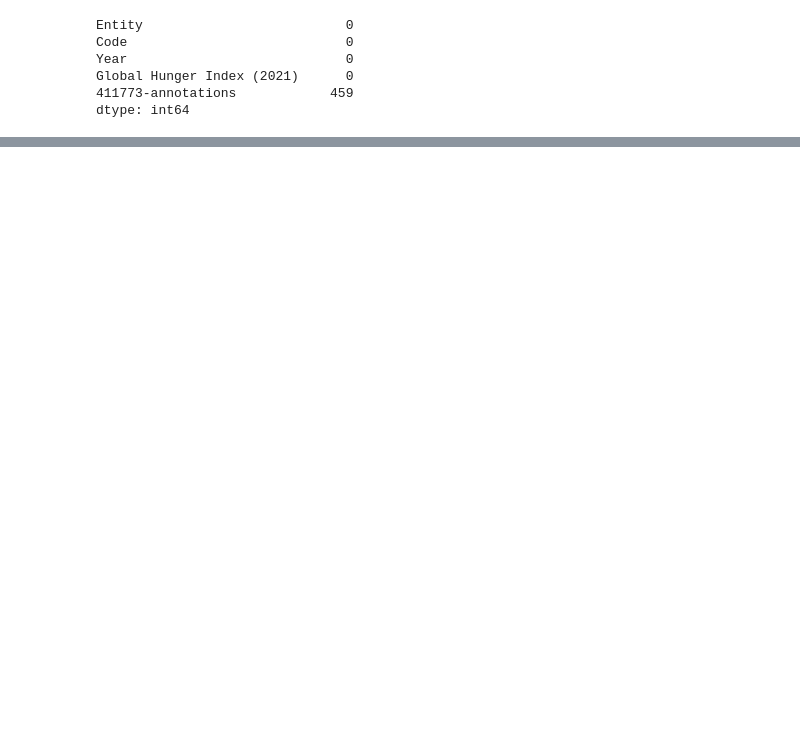
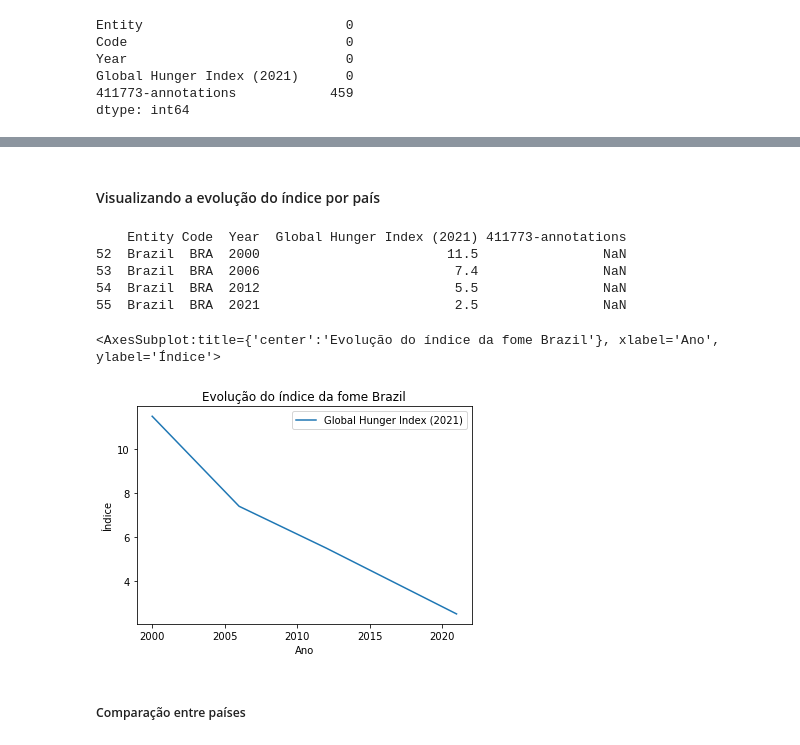
Before and after one commit to arielmmoreira/eda-global-hunger, a Jupyter notebook: main.ipynb, the cells around one changed output, grey strips where cells are left out. Saved outputs shown, nothing was run; the diff lists cells and outputs as text; code cells hidden in the pictures; blank space fills up the shorter version.

```diff
--- a/main.ipynb
+++ b/main.ipynb
@@ -41,0 +130,19 @@ dtype: int64
+# %% [markdown]
+#### Visualizando a evolução do índice por país
+# %%
+def dados_por_pais(pais):
+    print(global_hunger_index[global_hunger_index["Entity"] == pais]);
+    return global_hunger_index[global_hunger_index["Entity"] == pais].plot(
+        title=f"Evolução do índice da fome {pais}", x="Year", y="Global Hunger Index (2021)", xlabel="Ano", ylabel="Índice")
+# %%
+dados_por_pais("Brazil")
+# %% [output]
+    Entity Code  Year  Global Hunger Index (2021) 411773-annotations
+52  Brazil  BRA  2000                        11.5                NaN
+53  Brazil  BRA  2006                         7.4                NaN
+54  Brazil  BRA  2012                         5.5                NaN
+55  Brazil  BRA  2021                         2.5                NaN
+<AxesSubplot:title={'center':'Evolução do índice da fome Brazil'}, xlabel='Ano', ylabel='Índice'>
+[figure, added]
+# %% [markdown]
+##### Comparação entre países
```
Also changed, not shown: parts of 33 cells of this notebook.
